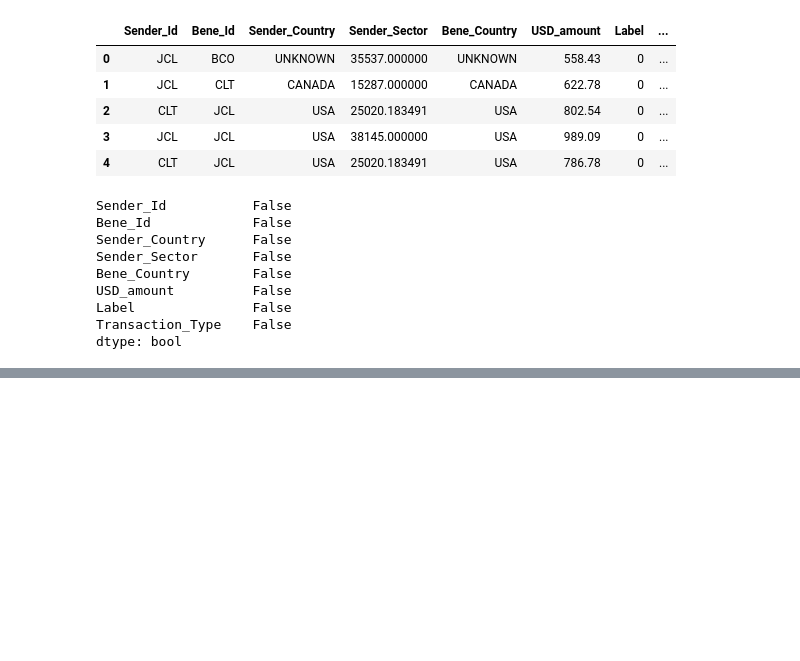
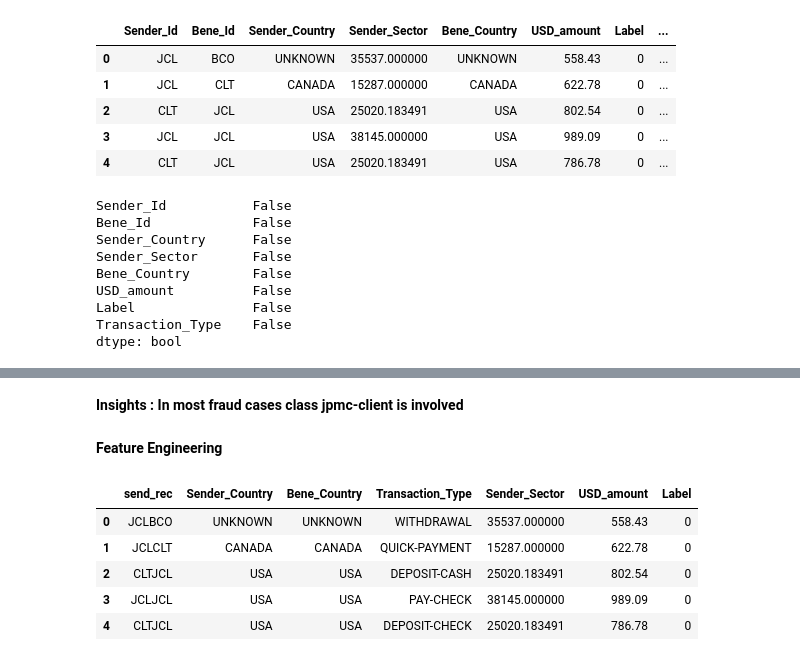
Before and after one commit to utsavudit/FinGuard, a Jupyter notebook: FinGuard/finguard_main.ipynb, the cells around one changed output, grey strips where cells are left out. Saved outputs shown, nothing was run; the diff lists cells and outputs as text; code cells hidden in the pictures; blank space fills up the shorter version.

```diff
--- a/FinGuard/finguard_main.ipynb
+++ b/FinGuard/finguard_main.ipynb
@@ -262,0 +510,4 @@ dtype: bool
+# %% [markdown]
+**Insights : In most fraud cases class jpmc-client is involved**
+# %% [markdown]
+**Feature Engineering**
@@ -262,0 +547,32 @@ dtype: bool
+# %%
+data.drop(columns = ['Sender_Id','Bene_Id'], axis = 'columns', inplace = True)
+# %%
+cols = data.columns.tolist()
+new_position = 0
+
+cols.insert(new_position, cols.pop(cols.index('send_rec')))
+data = data[cols]
+
+
+cols = data.columns.tolist()
+new_position = 2
+
+cols.insert(new_position, cols.pop(cols.index('Bene_Country')))
+data = data[cols]
+
+
+## changing position of transaction type column
+cols = data.columns.tolist()
+new_position = 3
+
+cols.insert(new_position, cols.pop(cols.index('Transaction_Type')))
+data = data[cols]
+# %%
+data.head()
+# %% [output]
+|  | send_rec | Sender_Country | Bene_Country | Transaction_Type | Sender_Sector | USD_amount | Label |
+| 0 | JCLBCO | UNKNOWN | UNKNOWN | WITHDRAWAL | 35537.000000 | 558.43 | 0 |
+| 1 | JCLCLT | CANADA | CANADA | QUICK-PAYMENT | 15287.000000 | 622.78 | 0 |
+| 2 | CLTJCL | USA | USA | DEPOSIT-CASH | 25020.183491 | 802.54 | 0 |
+| 3 | JCLJCL | USA | USA | PAY-CHECK | 38145.000000 | 989.09 | 0 |
+| 4 | CLTJCL | USA | USA | DEPOSIT-CHECK | 25020.183491 | 786.78 | 0 |
```
Also changed, not shown: parts of 21 cells of this notebook.
